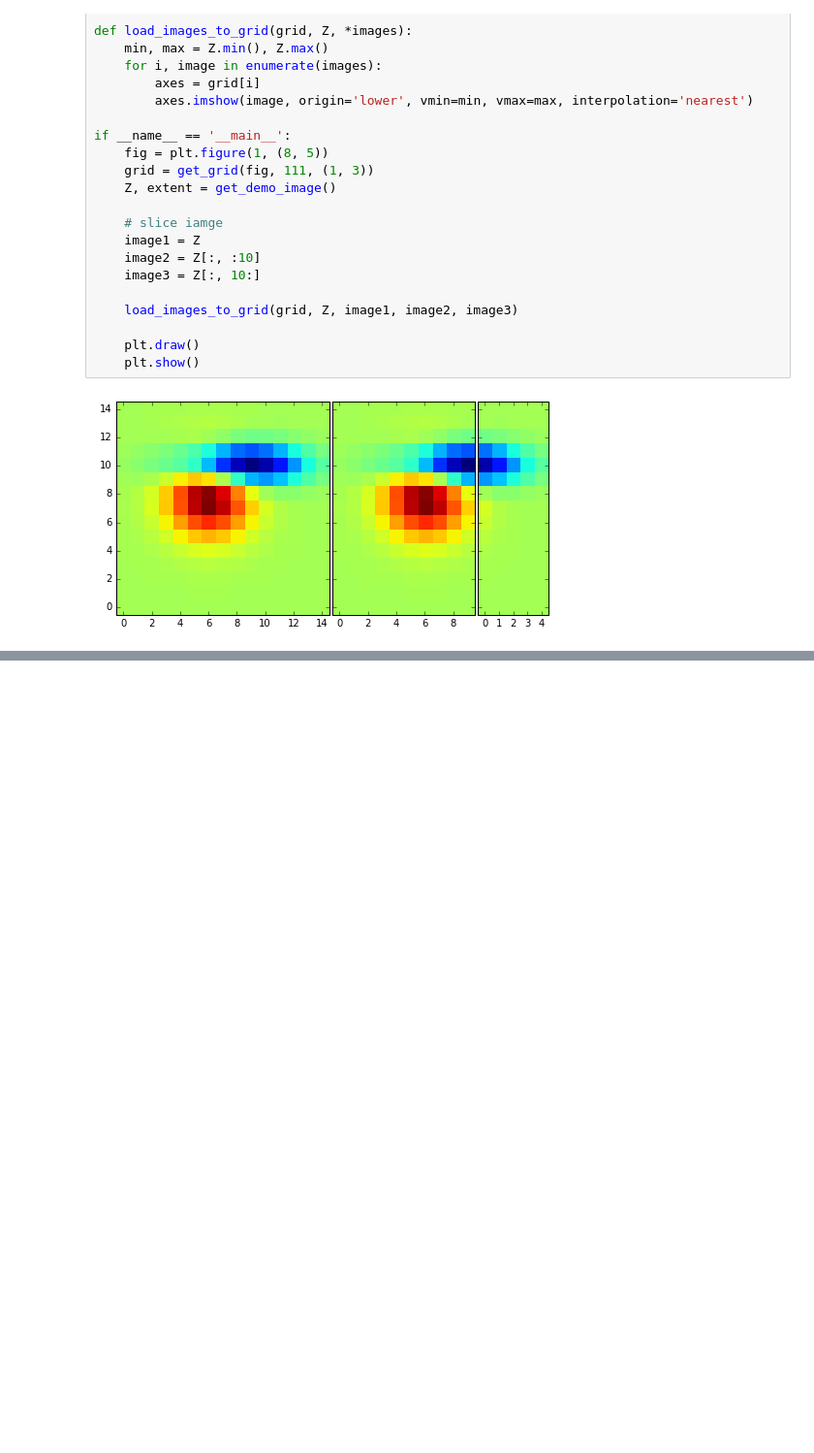
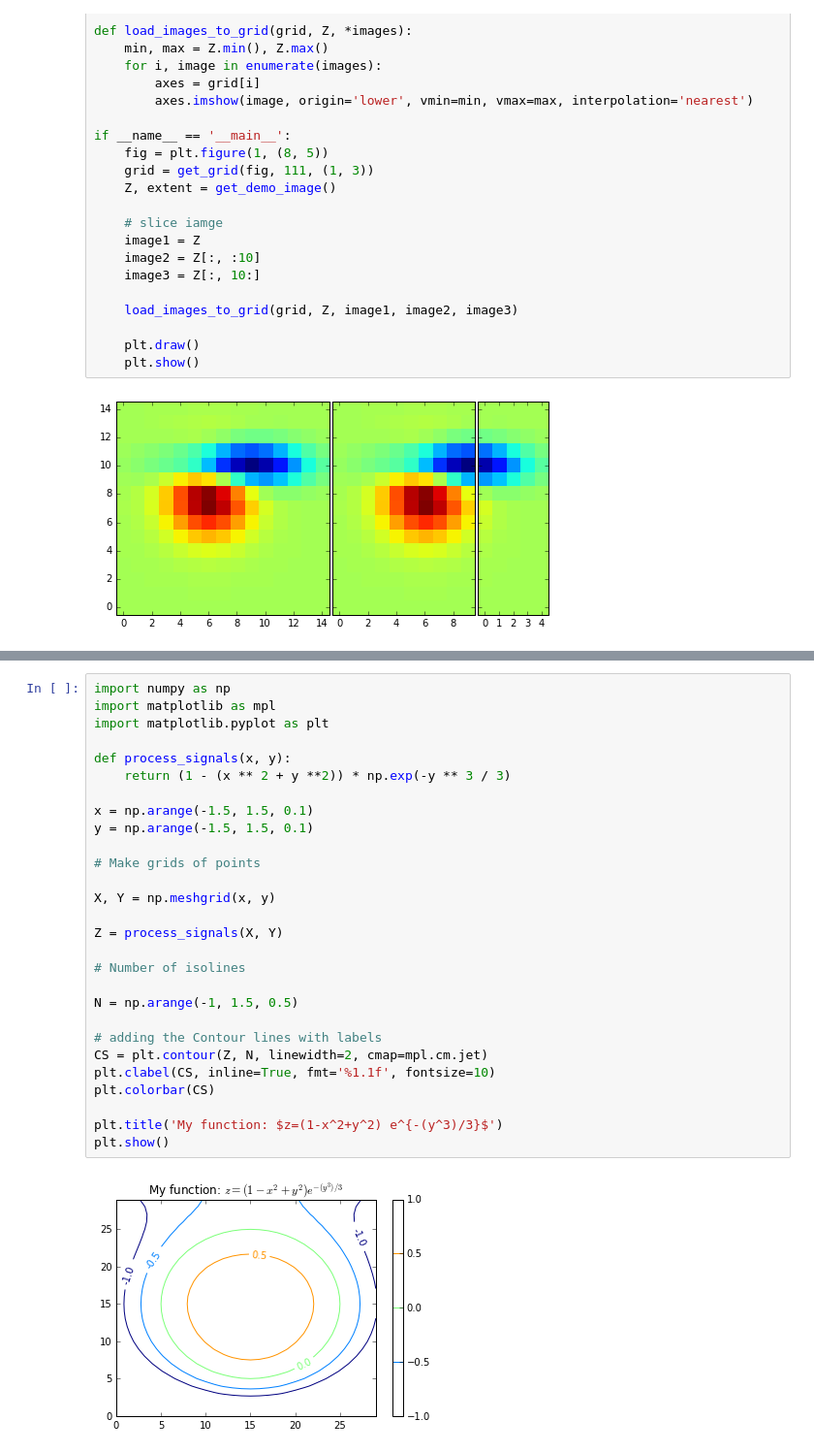
Before and after one commit to zlxs23/Data_Visualization, a Jupyter notebook: chap_4_更多图标和定制化.ipynb, the cells around one changed output, grey strips where cells are left out. Shown: that part at 97% size. Saved outputs shown, nothing was run; the diff lists cells and outputs as text; blank space fills up the shorter version.

```diff
--- a/chap_4_更多图标和定制化.ipynb
+++ b/chap_4_更多图标和定制化.ipynb
@@ -231,0 +240,30 @@ if __name__ == '__main__':
+# %%
+import numpy as np
+import matplotlib as mpl
+import matplotlib.pyplot as plt
+
+def process_signals(x, y):
+	return (1 - (x ** 2 + y **2)) * np.exp(-y ** 3 / 3)
+
+x = np.arange(-1.5, 1.5, 0.1)
+y = np.arange(-1.5, 1.5, 0.1)
+
+# Make grids of points
+
+X, Y = np.meshgrid(x, y)
+
+Z = process_signals(X, Y)
+
+# Number of isolines
+
+N = np.arange(-1, 1.5, 0.5)
+
+# adding the Contour lines with labels
+CS = plt.contour(Z, N, linewidth=2, cmap=mpl.cm.jet)
+plt.clabel(CS, inline=True, fmt='%1.1f', fontsize=10)
+plt.colorbar(CS)
+
+plt.title('My function: $z=(1-x^2+y^2) e^{-(y^3)/3}$')
+plt.show()
+# %% [output]
+[figure, added]
```
Also changed, not shown: parts of 9 cells of this notebook, 2 other files.
